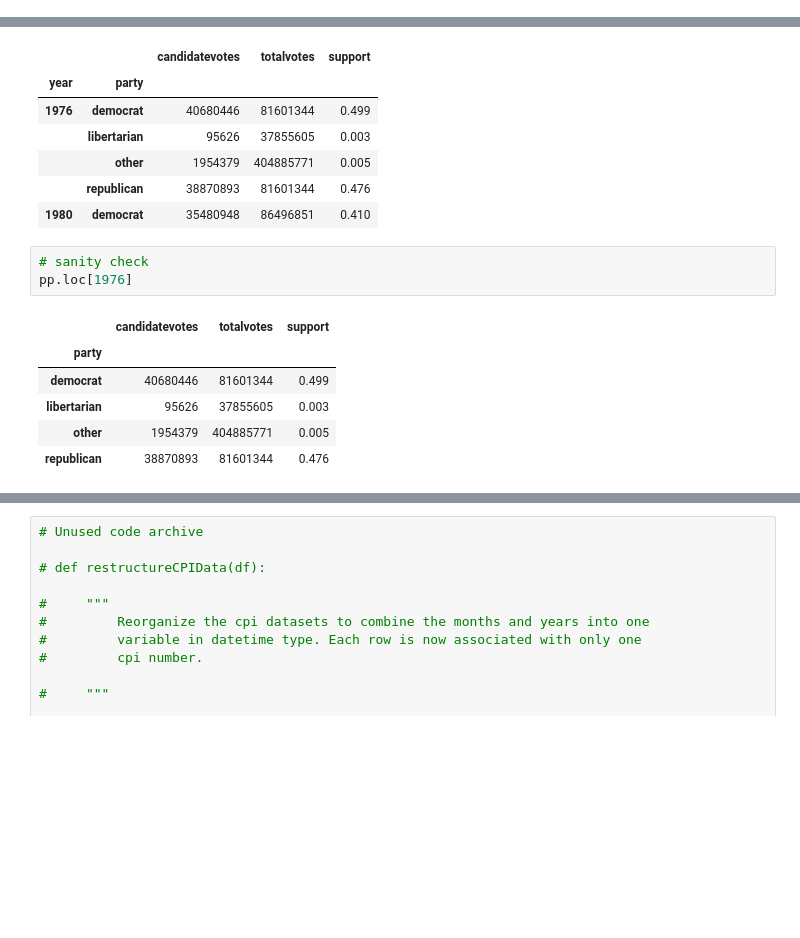
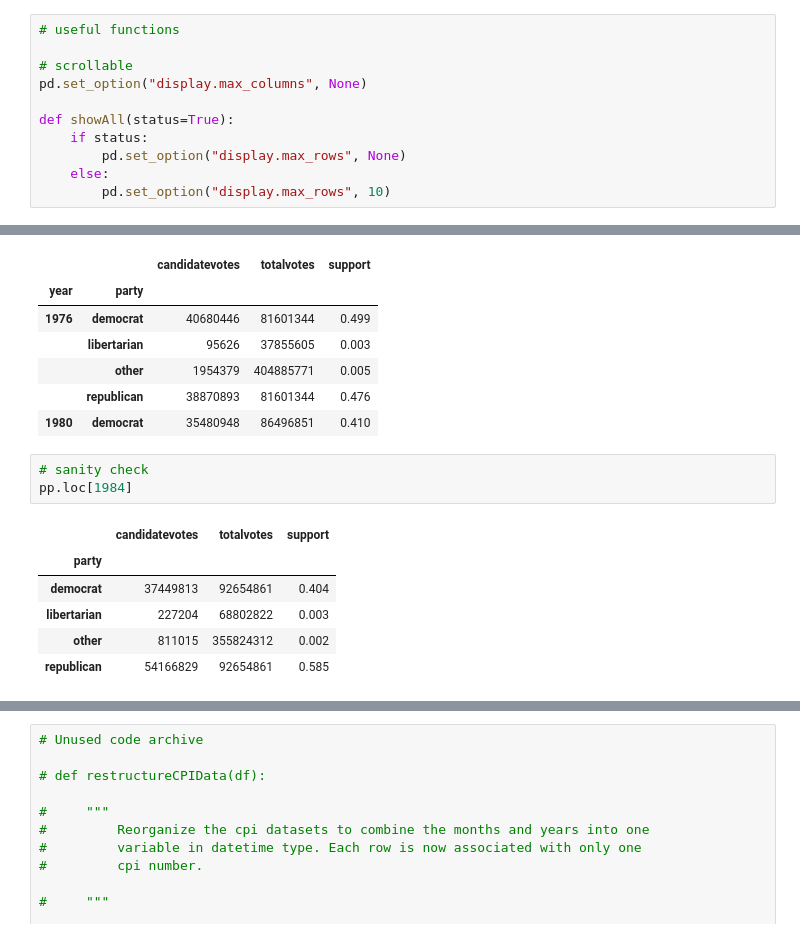
Before and after one commit to pndang/MATH189, a Jupyter notebook: Project/elections-analysis.ipynb, the cells around one changed output, grey strips where cells are left out. Cells and saved outputs as stored; diff of their text form; blank space fills up the shorter version.

```diff
--- a/Project/elections-analysis.ipynb
+++ b/Project/elections-analysis.ipynb
@@ -38,6 +39,17 @@ months = ['Jan', 'Feb', 'Mar', 'Apr', 'May', 'Jun', 'Jul', 'Aug', 'Sep', 'Oct',\
     'Nov', 'Dec']
 
 elecYears = [str(_) for _ in df['year'].unique()]
+# %%
+# useful functions
+
+# scrollable
+pd.set_option("display.max_columns", None)
+
+def showAll(status=True):
+    if status:
+        pd.set_option("display.max_rows", None)
+    else:
+        pd.set_option("display.max_rows", 10)
 # %%
 df.dtypes
 # %% [output]
@@ -178,14 +190,14 @@ pp.head(5)
 | 1980 | democrat | 35480948 | 86496851 | 0.410 |
 # %%
 # sanity check
-pp.loc[1976]
+pp.loc[1984]
 # %% [output]
 |  | candidatevotes | totalvotes | support |
 | party |  |  |  |
-| democrat | 40680446 | 81601344 | 0.499 |
-| libertarian | 95626 | 37855605 | 0.003 |
-| other | 1954379 | 404885771 | 0.005 |
-| republican | 38870893 | 81601344 | 0.476 |
+| democrat | 37449813 | 92654861 | 0.404 |
+| libertarian | 227204 | 68802822 | 0.003 |
+| other | 811015 | 355824312 | 0.002 |
+| republican | 54166829 | 92654861 | 0.585 |
 # %%
 # Merge cpi data with elections data (pp)
 
```
Also changed, not shown: parts of 13 cells of this notebook, 1 other file.
